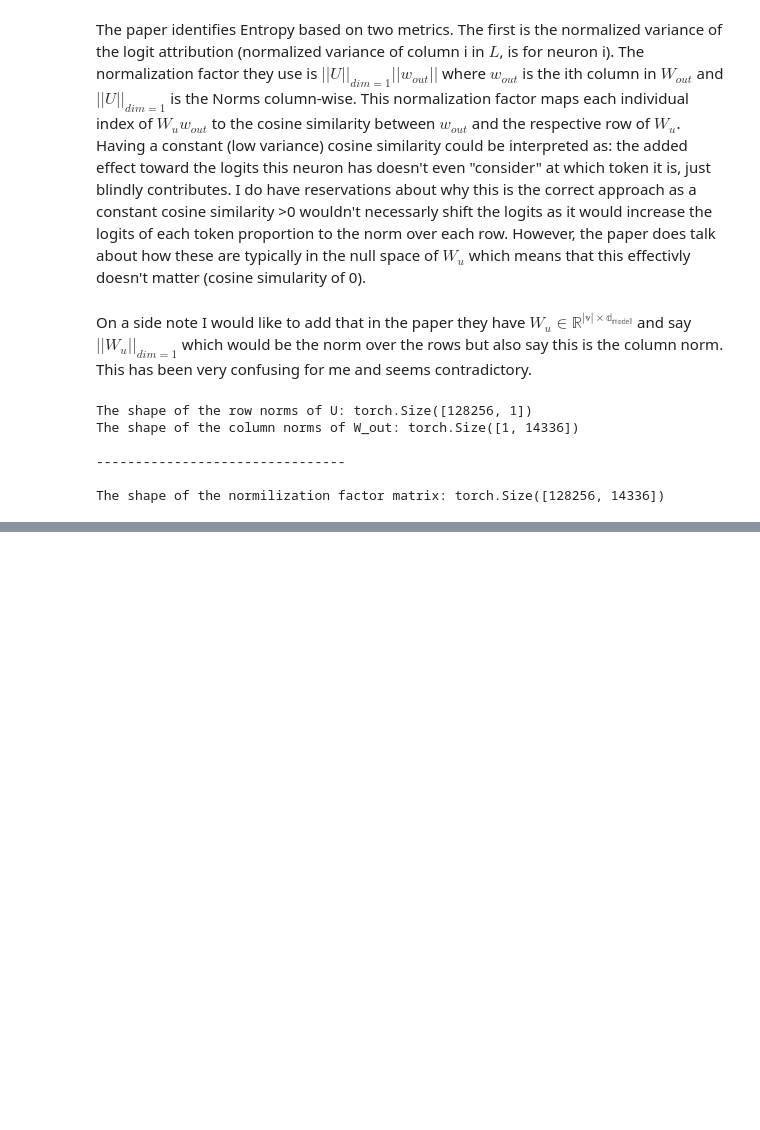
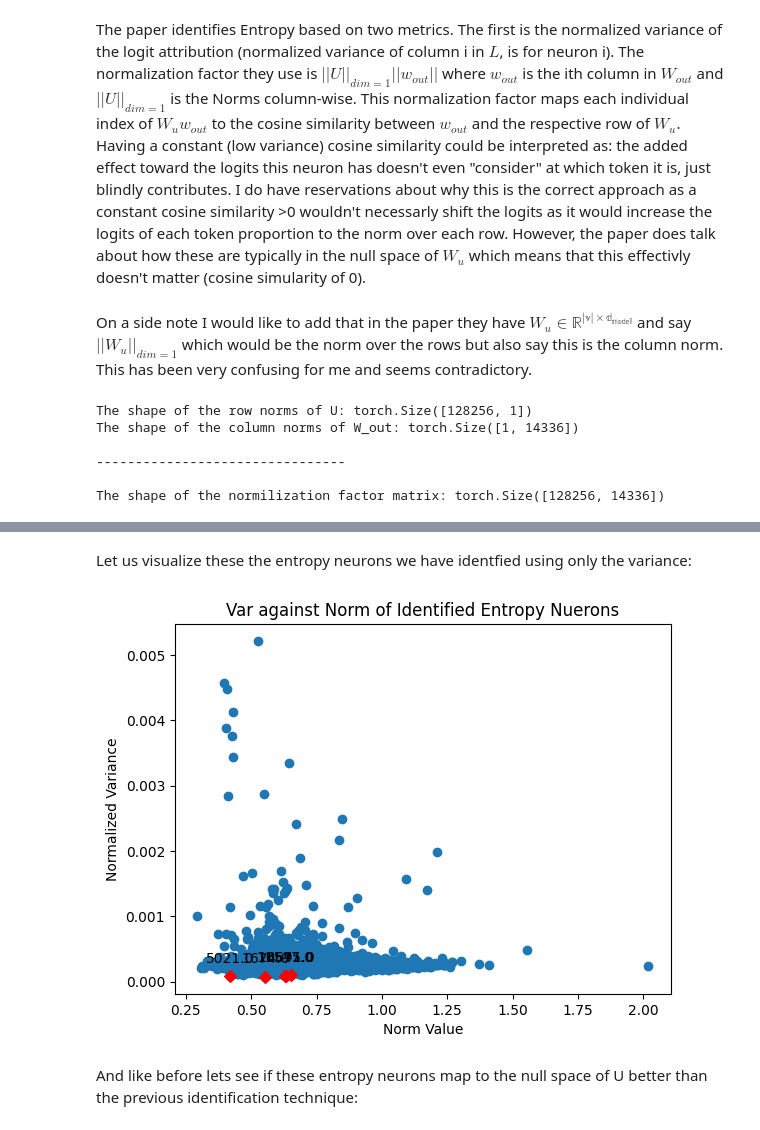
Before and after one commit to TroyDanielsProjects/Uncertainty-Aware-Error-Detection-and-Recovery, a Jupyter notebook: entropy_neurons.ipynb, the cells around one changed output, grey strips where cells are left out. Cells and saved outputs as stored; diff of their text form; code cells hidden in the pictures; blank space fills up the shorter version.

```diff
--- a/entropy_neurons.ipynb
+++ b/entropy_neurons.ipynb
@@ -338,0 +534,7 @@ tensor([-0.0035,  0.0068,  0.0090,  ..., -0.0028, -0.0046, -0.0056])
+# %%
+# identify entropy neurons - low variance and high nueron (weight) norm
+entropy_neurons = helper.identify_entropy_nuerons(var, torch.squeeze(W_out_norm), k=5, scores=False)
+print("The best identifed k entropy neurons are: \n    var_value,     norm_value,      index")
+print(entropy_neurons, "\n\n")
+
+print(f'The min var is: {var.min()}\nThe max norm is: {W_out_norm.max()}')
@@ -338,0 +553,9 @@ tensor([-0.0035,  0.0068,  0.0090,  ..., -0.0028, -0.0046, -0.0056])
+# %% [markdown]
+Let us visualize these the entropy neurons we have identfied using only the variance:
+# %%
+# entropy neruons are stored in value: entropy_neurons
+helper.plot_entropy_neurons(var, W_out_norm, entropy_neurons)
+# %% [output]
+[figure, added]
+# %% [markdown]
+And like before lets see if these entropy neurons map to the null space of U better than the previous identification technique:
```
Also changed, not shown: parts of 39 cells of this notebook.
